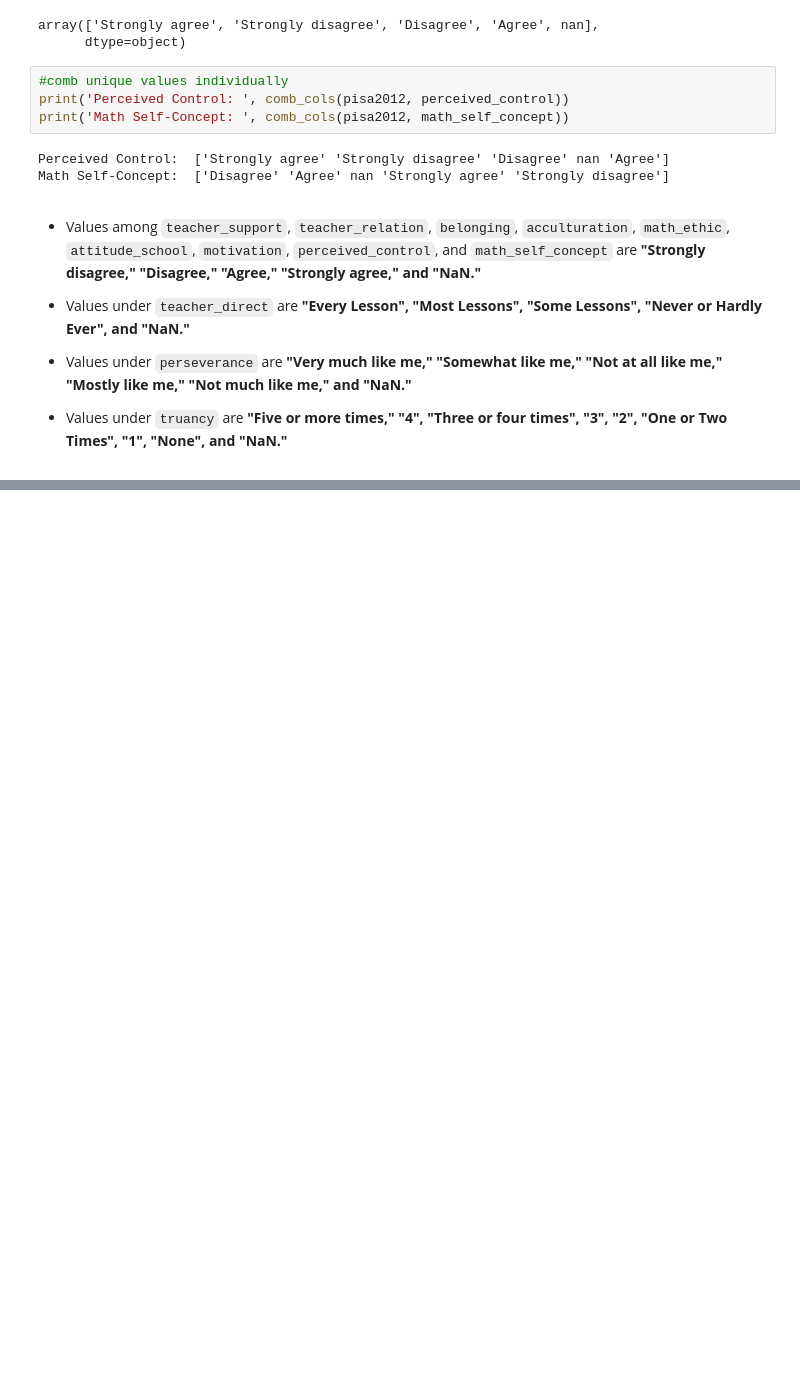
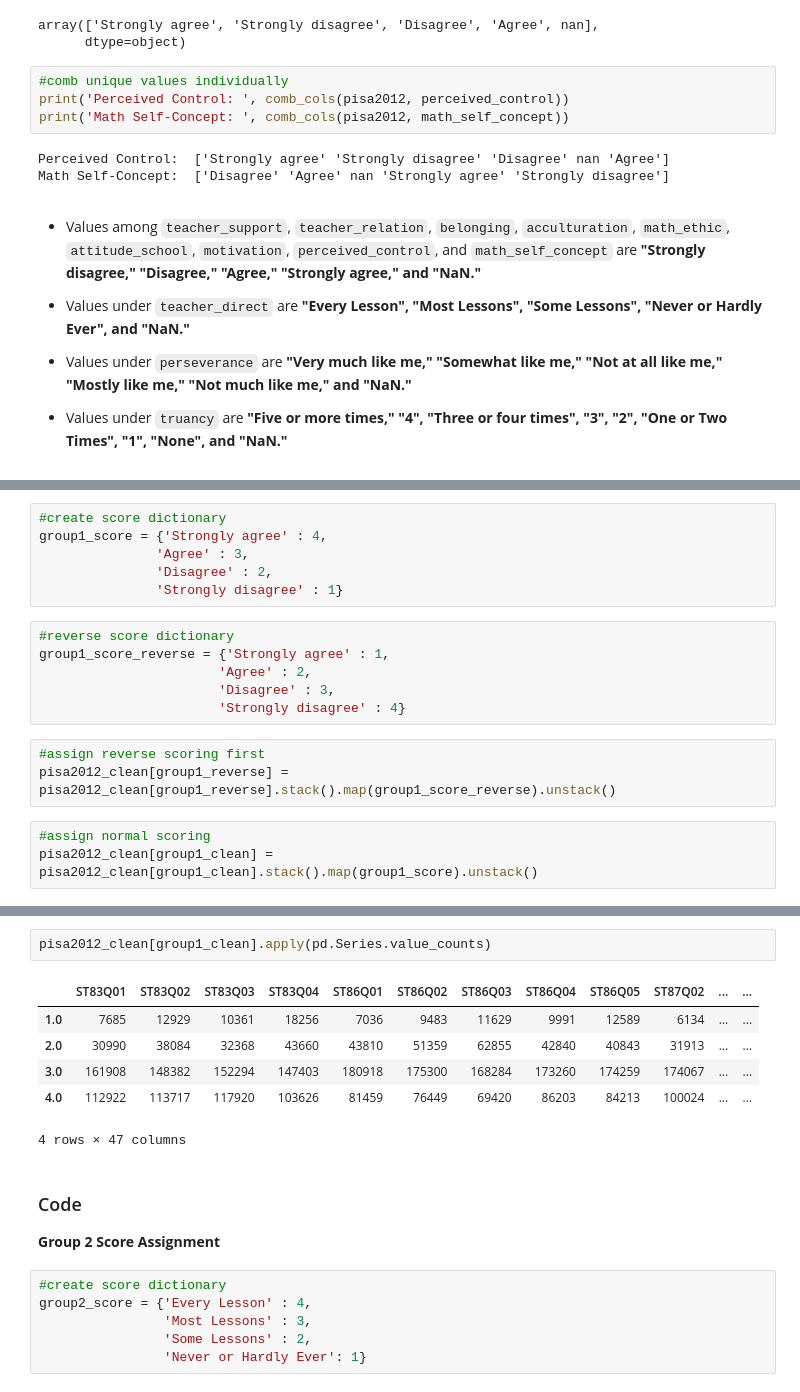
Before and after one commit to aeglon97/Communicate-Data-Findings, a Jupyter notebook: pisa_wrangle.ipynb, the cells around one changed output, grey strips where cells are left out. Saved outputs shown, nothing was run; the diff lists cells and outputs as text; blank space fills up the shorter version.

```diff
--- a/pisa_wrangle.ipynb
+++ b/pisa_wrangle.ipynb
@@ -601,0 +772,18 @@ Math Self-Concept:  ['Disagree' 'Agree' nan 'Strongly agree' 'Strongly disagree'
+# %%
+#create score dictionary
+group1_score = {'Strongly agree' : 4,
+               'Agree' : 3,
+               'Disagree' : 2,
+               'Strongly disagree' : 1}
+# %%
+#reverse score dictionary
+group1_score_reverse = {'Strongly agree' : 1,
+                       'Agree' : 2,
+                       'Disagree' : 3,
+                       'Strongly disagree' : 4}
+# %%
+#assign reverse scoring first
+pisa2012_clean[group1_reverse] = pisa2012_clean[group1_reverse].stack().map(group1_score_reverse).unstack()
+# %%
+#assign normal scoring
+pisa2012_clean[group1_clean] = pisa2012_clean[group1_clean].stack().map(group1_score).unstack()
@@ -601,0 +823,19 @@ Math Self-Concept:  ['Disagree' 'Agree' nan 'Strongly agree' 'Strongly disagree'
+# %%
+pisa2012_clean[group1_clean].apply(pd.Series.value_counts)
+# %% [output]
+|  | ST83Q01 | ST83Q02 | ST83Q03 | ST83Q04 | ST86Q01 | ST86Q02 | ST86Q03 | ST86Q04 | ST86Q05 | ST87Q02 | ... | ... |
+| 1.0 | 7685 | 12929 | 10361 | 18256 | 7036 | 9483 | 11629 | 9991 | 12589 | 6134 | ... | ... |
+| 2.0 | 30990 | 38084 | 32368 | 43660 | 43810 | 51359 | 62855 | 42840 | 40843 | 31913 | ... | ... |
+| 3.0 | 161908 | 148382 | 152294 | 147403 | 180918 | 175300 | 168284 | 173260 | 174259 | 174067 | ... | ... |
+| 4.0 | 112922 | 113717 | 117920 | 103626 | 81459 | 76449 | 69420 | 86203 | 84213 | 100024 | ... | ... |
+4 rows × 47 columns
+# %% [markdown]
+### Code
+
+**Group 2 Score Assignment**
+# %%
+#create score dictionary
+group2_score = {'Every Lesson' : 4,
+                'Most Lessons' : 3,
+                'Some Lessons' : 2,
+                'Never or Hardly Ever': 1}
```
Also changed, not shown: parts of 61 cells of this notebook.
